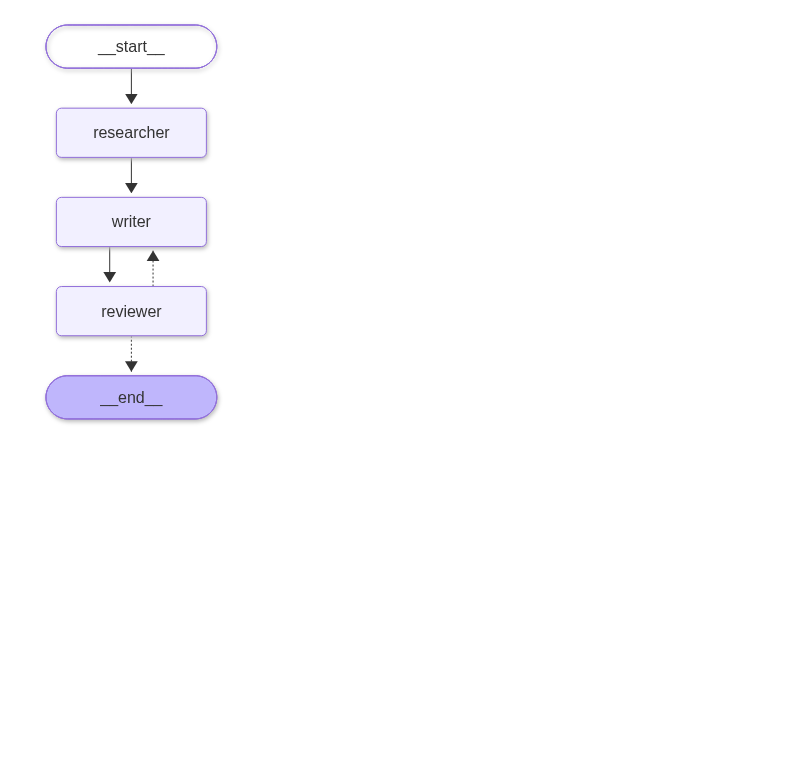
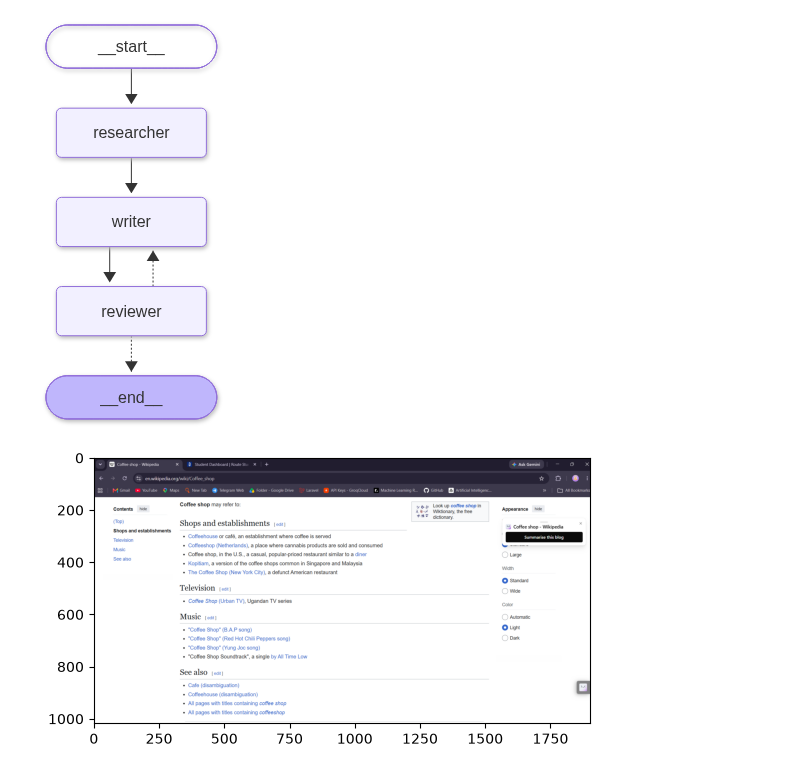
Before and after one commit to adhamhamdy-ux/3-agents_project, a Jupyter notebook: agents_project.ipynb, the cells around one changed output. Saved outputs shown, nothing was run; the diff lists cells and outputs as text; code cells hidden in the pictures; blank space fills up the shorter version.

```diff
--- a/agents_project.ipynb
+++ b/agents_project.ipynb
@@ -293,3 +308,8 @@ The Arabic word qahwa (قهوة)
 display(Image(multi_agent_app.get_graph().draw_mermaid_png()))
 # %% [output]
 [figure]
+# %%
+
+display(Image(filename="")
+# %% [output]
+[figure, added]
```
Also changed, not shown: parts of 3 cells of this notebook, 1 other file.
